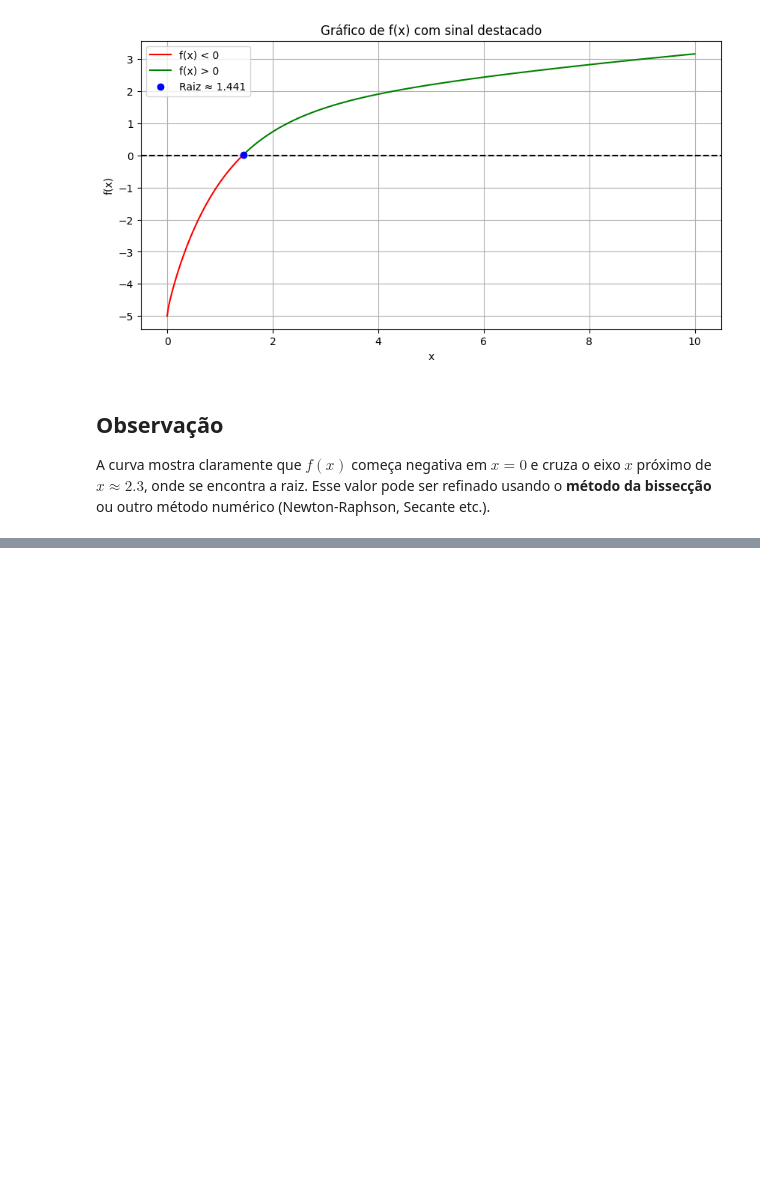
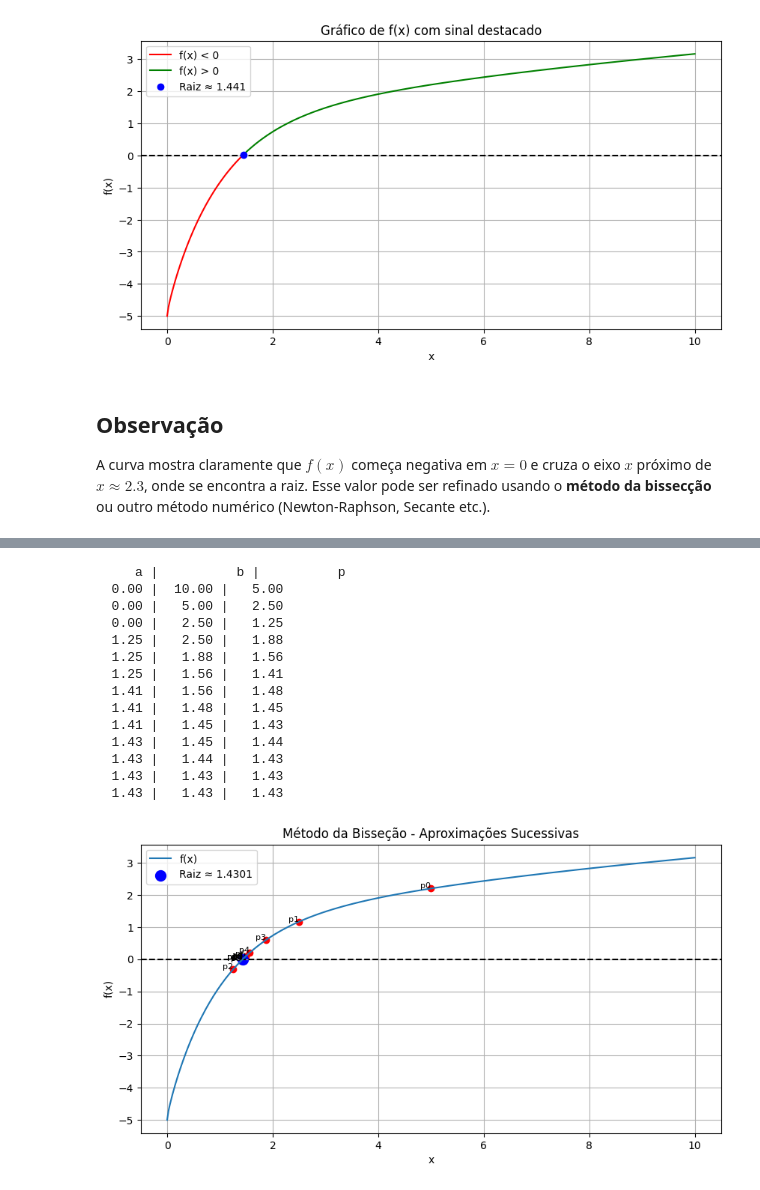
Before and after one commit to Alan007BR/University-UFG, a Jupyter notebook: CN/aula04/isolamento_de_raizes.ipynb, the cells around one changed output, grey strips where cells are left out. Drawn from its saved outputs; the diff is of its cells as text; code cells hidden in the pictures; blank space fills up the shorter version.

```diff
--- a/CN/aula04/isolamento_de_raizes.ipynb
+++ b/CN/aula04/isolamento_de_raizes.ipynb
@@ -117,0 +204,41 @@ O método da bissecção é um algoritmo iterativo para encontrar raízes de fun
+# %%
+# Executando o método
+raiz, historico = bissecao(0, 10, 0.001)
+
+# Plotando a função
+y_vals = f_vec(x_vals)
+
+plt.figure(figsize=(10,5))
+plt.axhline(0, color="black", linestyle="--")
+plt.plot(x_vals, y_vals, label="f(x)")
+
+# Marcar as aproximações
+for i, p in enumerate(historico):
+    plt.scatter(p, f(p), color="red")
+    plt.text(p, f(p), f"p{i}", fontsize=8, ha="right")
+
+# Marcar a raiz final
+plt.scatter(raiz, f(raiz), color="blue", s=100, label=f"Raiz ≈ {raiz:.4f}")
+
+plt.title("Método da Bisseção - Aproximações Sucessivas")
+plt.xlabel("x")
+plt.ylabel("f(x)")
+plt.legend()
+plt.grid(True)
+plt.show()
+# %% [output]
+     a |          b |          p
+  0.00 |  10.00 |   5.00
+  0.00 |   5.00 |   2.50
+  0.00 |   2.50 |   1.25
+  1.25 |   2.50 |   1.88
+  1.25 |   1.88 |   1.56
+  1.25 |   1.56 |   1.41
+  1.41 |   1.56 |   1.48
+  1.41 |   1.48 |   1.45
+  1.41 |   1.45 |   1.43
+  1.43 |   1.45 |   1.44
+  1.43 |   1.44 |   1.43
+  1.43 |   1.43 |   1.43
+  1.43 |   1.43 |   1.43
+[figure, added]
```
Also changed, not shown: parts of 3 cells of this notebook.
